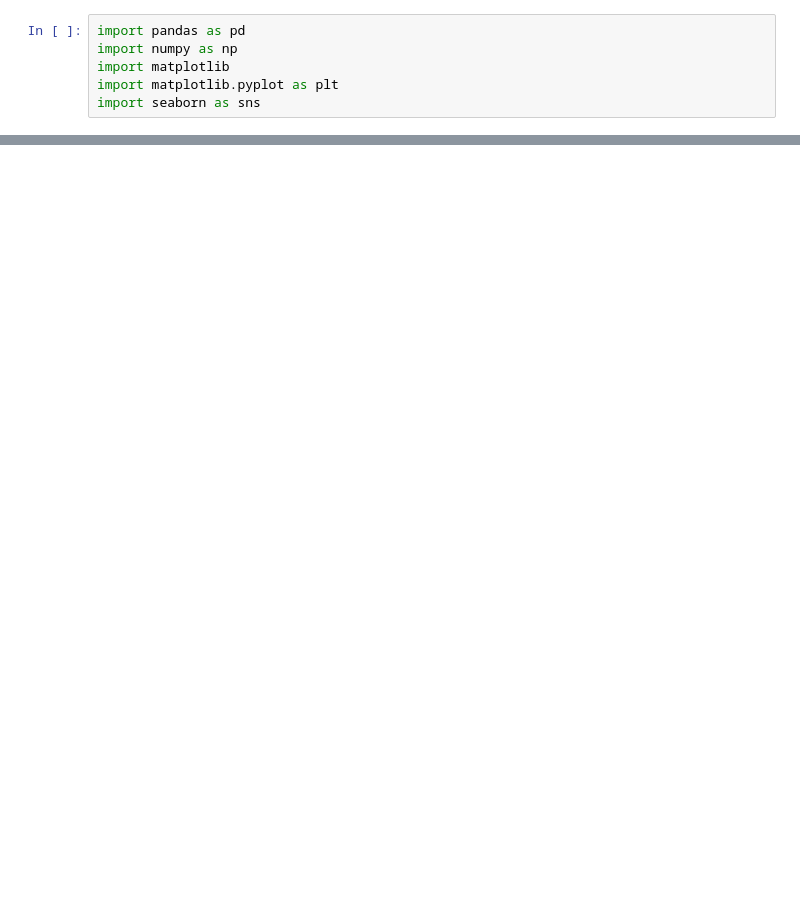
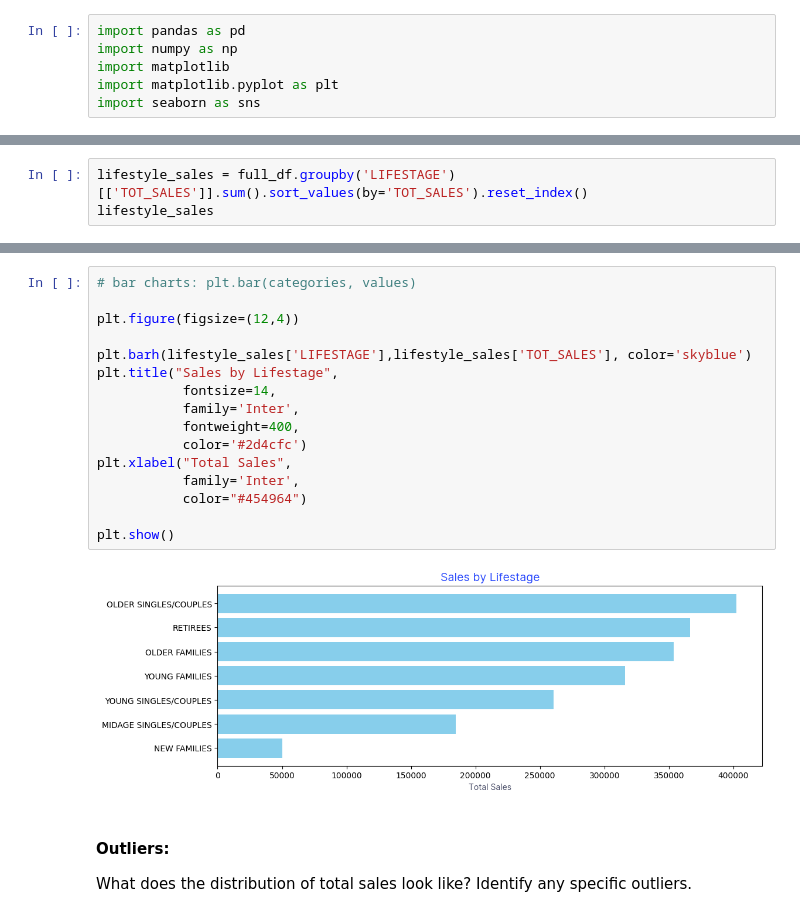
Before and after one commit to AzadiGathui/zindua-python-data-analysis, a Jupyter notebook: wk3_matplotlib_seaborn_geopandas/chip_viz.ipynb, the cells around one changed output, grey strips where cells are left out. Cells and saved outputs as stored; diff of their text form; blank space fills up the shorter version.

```diff
--- a/wk3_matplotlib_seaborn_geopandas/chip_viz.ipynb
+++ b/wk3_matplotlib_seaborn_geopandas/chip_viz.ipynb
@@ -46,0 +137,3 @@ data.head()
+# %%
+lifestyle_sales = full_df.groupby('LIFESTAGE')[['TOT_SALES']].sum().sort_values(by='TOT_SALES').reset_index()
+lifestyle_sales
@@ -46,0 +149,21 @@ data.head()
+# %%
+# bar charts: plt.bar(categories, values)
+
+plt.figure(figsize=(12,4))
+
+plt.barh(lifestyle_sales['LIFESTAGE'],lifestyle_sales['TOT_SALES'], color='skyblue')
+plt.title("Sales by Lifestage",
+           fontsize=14,
+           family='Inter',
+           fontweight=400,
+           color='#2d4cfc')
+plt.xlabel("Total Sales",
+           family='Inter',
+           color="#454964")
+
+plt.show()
+# %% [output]
+[figure, added]
+# %% [markdown]
+#### Outliers:
+What does the distribution of total sales look like? Identify any specific outliers.
```
Also changed, not shown: parts of 35 cells of this notebook, 5 other files.
